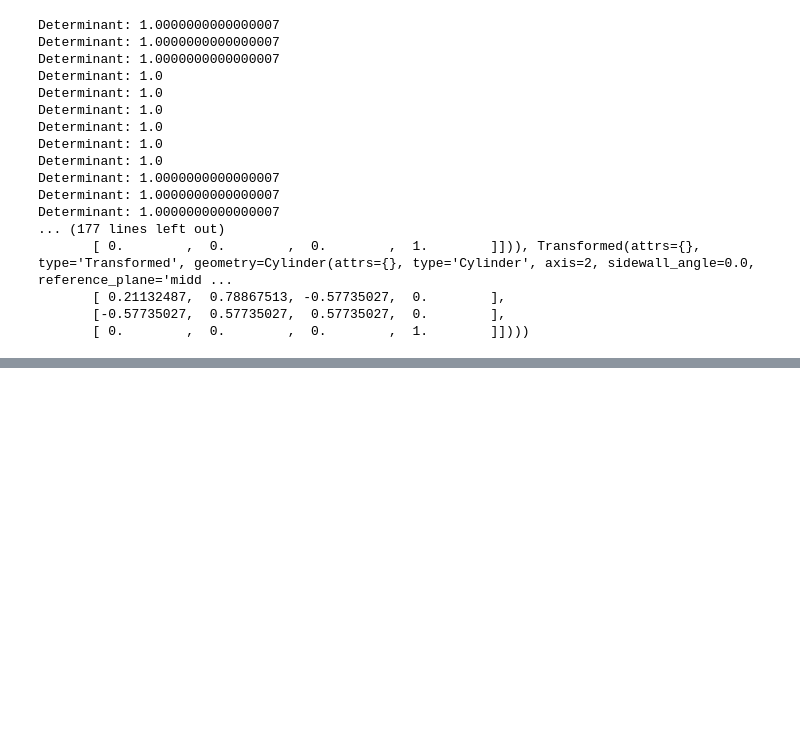
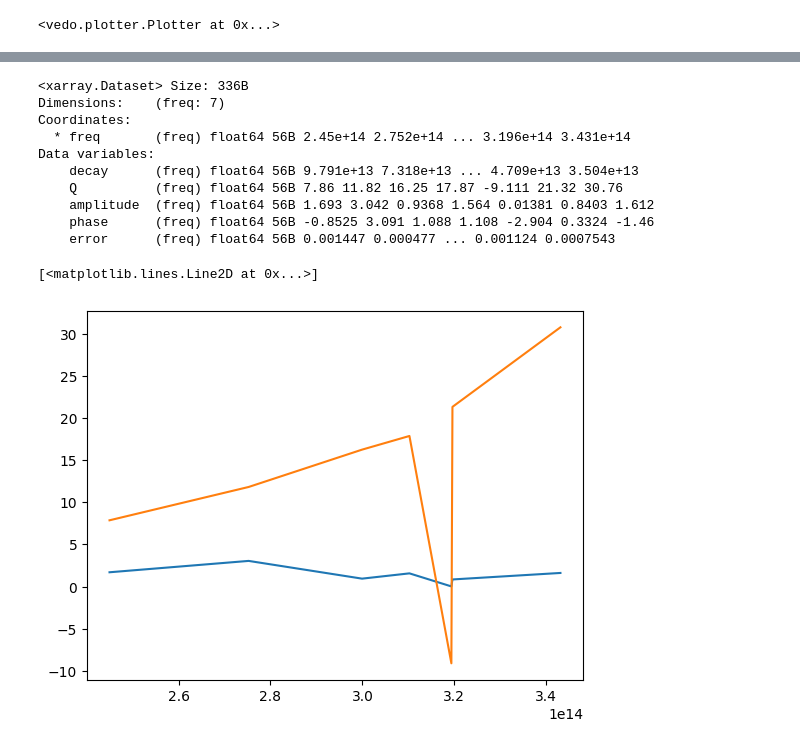
Before and after one commit to bhacha/crystalbuilder, a Jupyter notebook: examples/Tidy3D/TidyTesting.ipynb, the cells around one changed output, grey strips where cells are left out. Saved outputs shown, nothing was run; the diff lists cells and outputs as text; code cells hidden in the pictures; blank space fills up the shorter version.

Commit message:
Tidy3D support (with cylinders).

```diff
--- a/examples/Tidy3D/TidyTesting.ipynb
+++ b/examples/Tidy3D/TidyTesting.ipynb
@@ -37,27 +30,10 @@ crystal = geo_lattice.tile_geogeometry(geometry, a1_reps, a2_reps, a3_reps )
 # %%
 scene = viewer.visualize(crystal)
 scene.show().close()
-objects = scene.get_meshes()
+# %% [output]
+<vedo.plotter.Plotter at 0x...>
 # %%
-newgeo = cv.geo_to_tidy3d(crystal, 3)
+newgeo = cv.geo_to_tidy3d(crystal, 2.25)
-# %% [output]
-Determinant: 1.0000000000000007
-Determinant: 1.0000000000000007
-Determinant: 1.0000000000000007
-Determinant: 1.0
-Determinant: 1.0
-Determinant: 1.0
-Determinant: 1.0
-Determinant: 1.0
-Determinant: 1.0
-Determinant: 1.0000000000000007
-Determinant: 1.0000000000000007
-Determinant: 1.0000000000000007
-... (177 lines left out)
-       [ 0.        ,  0.        ,  0.        ,  1.        ]])), Transformed(attrs={}, type='Transformed', geometry=Cylinder(attrs={}, type='Cylinder', axis=2, sidewall_angle=0.0, reference_plane='midd ...
-       [ 0.21132487,  0.78867513, -0.57735027,  0.        ],
-       [-0.57735027,  0.57735027,  0.57735027,  0.        ],
-       [ 0.        ,  0.        ,  0.        ,  1.        ]])))
 # %%
 # create source
 lda0 = 0.75  # wavelength of interest (length scales are micrometers in Tidy3D)
@@ -82,3 +59,30 @@ sim = td.Simulation(
 sim.plot_3d()
 # %% [output]
 [interactive output not drawn]
+# %%
+from tidy3d import web
+
+# Load the data through task-id
+sim_data = web.load('fdve-fdebf748-8be8-4117-bc2c-7b11cecdecca')
+# %%
+from tidy3d.plugins.resonance import ResonanceFinder
+
+field = sim_data.load_field_monitor('fieldtimemonitor_3')
+
+resfind = ResonanceFinder(freq_window=[1e14,1e15]).run(field)
+print(resfind)
+plt.plot(resfind.freq, resfind.amplitude)
+plt.plot(resfind.freq, resfind.Q)
+# %% [output]
+<xarray.Dataset> Size: 336B
+Dimensions:    (freq: 7)
+Coordinates:
+  * freq       (freq) float64 56B 2.45e+14 2.752e+14 ... 3.196e+14 3.431e+14
+Data variables:
+    decay      (freq) float64 56B 9.791e+13 7.318e+13 ... 4.709e+13 3.504e+13
+    Q          (freq) float64 56B 7.86 11.82 16.25 17.87 -9.111 21.32 30.76
+    amplitude  (freq) float64 56B 1.693 3.042 0.9368 1.564 0.01381 0.8403 1.612
+    phase      (freq) float64 56B -0.8525 3.091 1.088 1.108 -2.904 0.3324 -1.46
+    error      (freq) float64 56B 0.001447 0.000477 ... 0.001124 0.0007543
+[<matplotlib.lines.Line2D at 0x...>]
+[figure, added]
```
Also changed, not shown: parts of 6 cells of this notebook, 5 other files.
